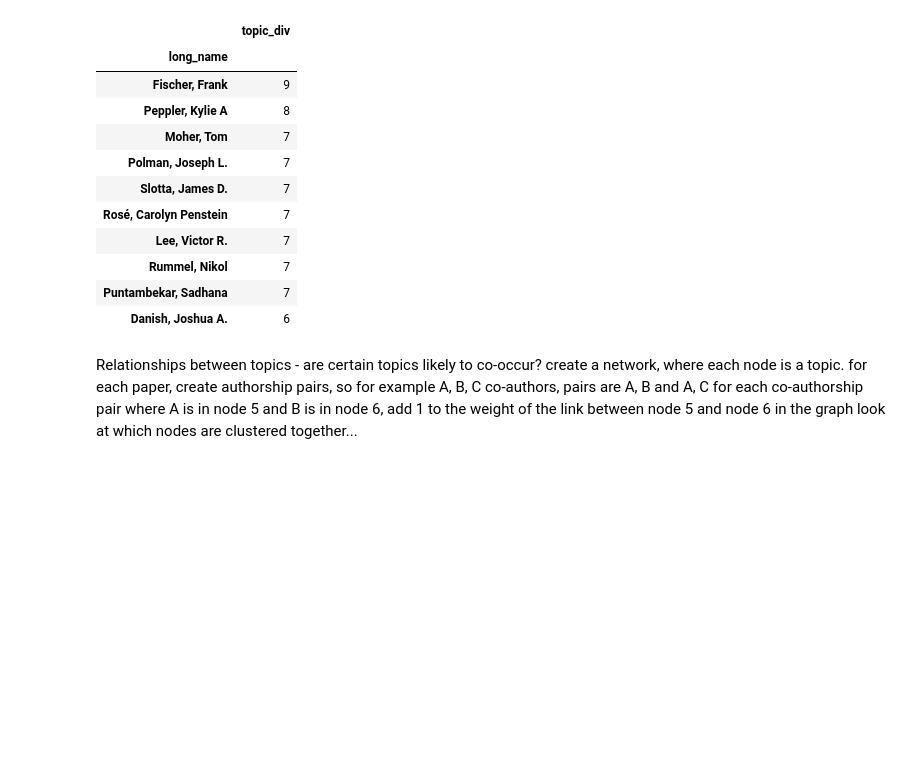
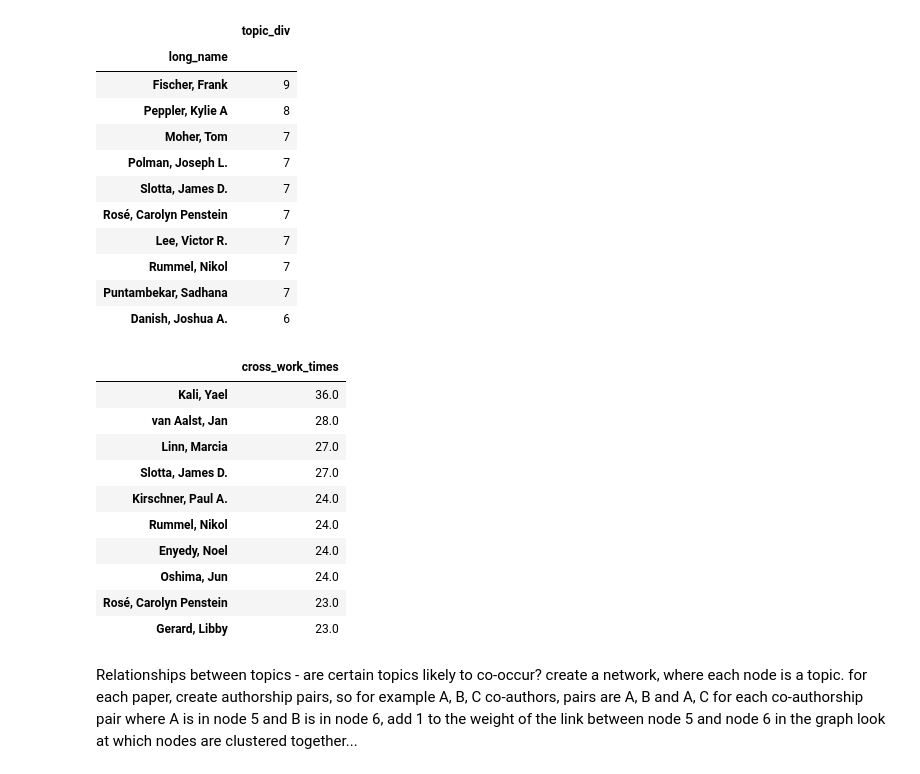
Before and after one commit to sting1000/semester-project, a Jupyter notebook: Topic Modeling.ipynb, the cells around one changed output. Saved outputs shown, nothing was run; the diff lists cells and outputs as text; code cells hidden in the pictures; blank space fills up the shorter version.

Commit message:
cal cross work times per author

```diff
--- a/Topic Modeling.ipynb
+++ b/Topic Modeling.ipynb
@@ -1347,6 +1347,38 @@ author_topicDiv.sort_values(by = 'topic_div', ascending=False).head(10)
 | Rummel, Nikol | 7 |
 | Puntambekar, Sadhana | 7 |
 | Danish, Joshua A. | 6 |
+# %%
+# Diversity per professor based on co-authors
+def cal_coauth_times(au):
+    min_nu = 0
+    for i in range(len(au)-1):
+        for j in range(i+1, len(au)):
+            au1 = au.long_name.values[i]
+            au2 = au.long_name.values[j]
+            if sim_all.at[au1,au2] <=0.51:
+                coauthor_time.at[au1,au2] += 1
+                coauthor_time.at[au2,au1] += 1
+
+coauthor_time = pd.DataFrame(np.zeros(shape=(len(author2doc),len(author2doc))))
+coauthor_time.columns=author_data.long_name.unique()
+coauthor_time.index=author_data.long_name.unique()
+
+pd.DataFrame(author_data.groupby(['title']).apply(cal_coauth_times))
+df_coauthor_time = coauthor_time.sum(axis=0).to_frame()
+df_coauthor_time.columns = ['cross_work_times']
+df_coauthor_time.sort_values(by='cross_work_times', ascending =False).head(10)
+# %% [output]
+|  | cross_work_times |
+| Kali, Yael | 36.0 |
+| van Aalst, Jan | 28.0 |
+| Linn, Marcia | 27.0 |
+| Slotta, James D. | 27.0 |
+| Kirschner, Paul A. | 24.0 |
+| Rummel, Nikol | 24.0 |
+| Enyedy, Noel | 24.0 |
+| Oshima, Jun | 24.0 |
+| Rosé, Carolyn Penstein | 23.0 |
+| Gerard, Libby | 23.0 |
 # %% [markdown]
 Relationships between topics - are certain topics likely to co-occur?
 create a network, where each node is a topic.
```
